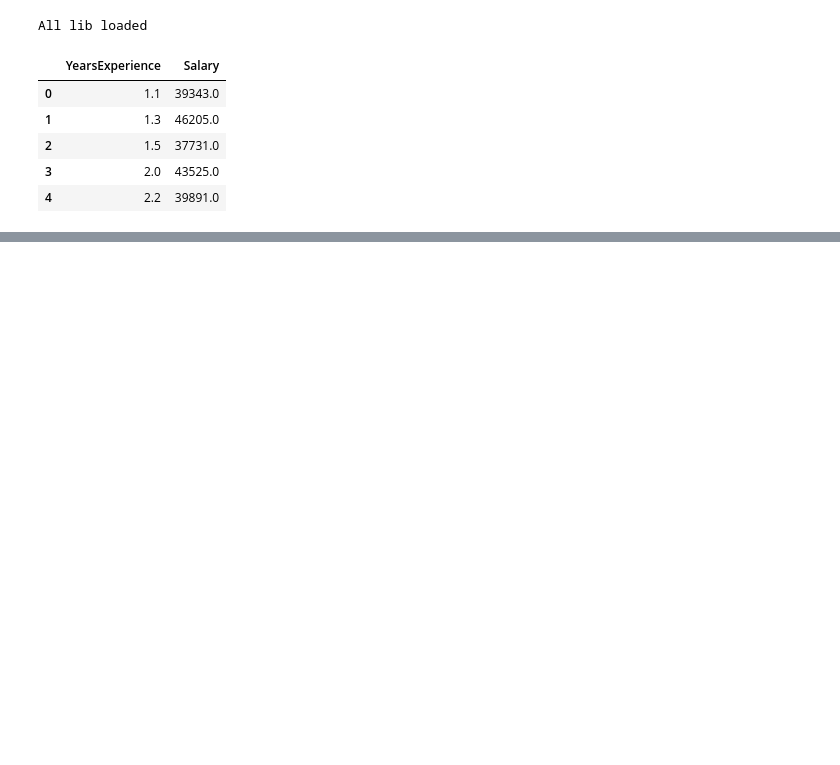
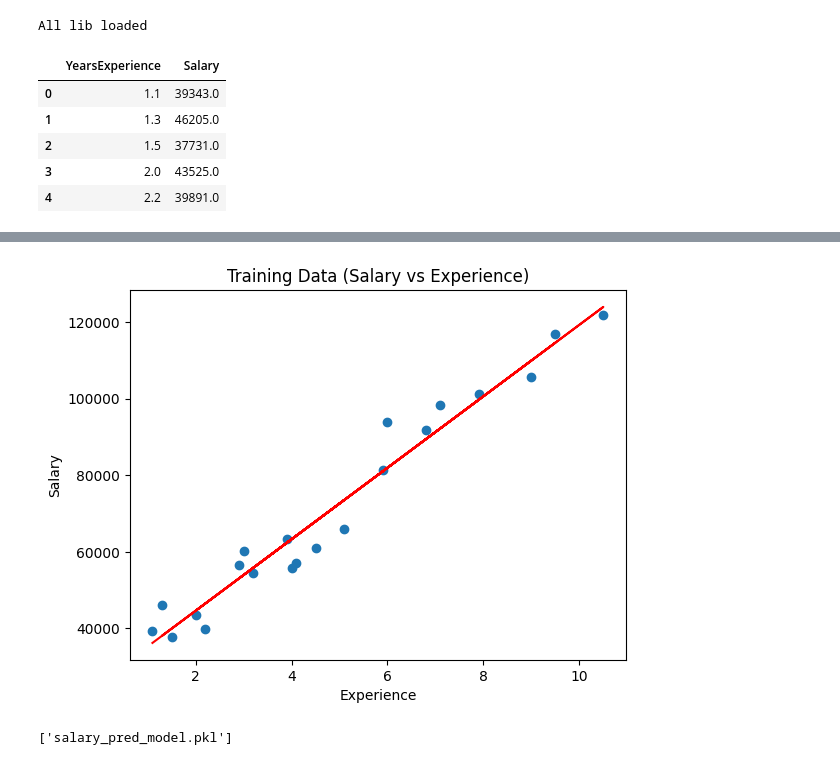
Before and after one commit to vijaykumarharakuni/mllearning, a Jupyter notebook: ML_Day1.ipynb, the cells around one changed output, grey strips where cells are left out. Cells and saved outputs as stored; diff of their text form; code cells hidden in the pictures; blank space fills up the shorter version.

```diff
--- a/ML_Day1.ipynb
+++ b/ML_Day1.ipynb
@@ -26,0 +74,5 @@ from sklearn.model_selection import train_test_split
+# %%
+# do pred on training data
+y_pred_train=lin_reg.predict(X_train)
+y_pred_train
+print('R2 Score',r2_score(y_train,y_pred_train))
@@ -26,0 +117,15 @@ from sklearn.model_selection import train_test_split
+# %%
+plt.scatter(X_train,y_train)
+plt.plot(X_train,y_pred_train,color='red')
+plt.title('Training Data (Salary vs Experience)')
+plt.xlabel('Experience')
+plt.ylabel('Salary')
+plt.show()
+# %% [output]
+[figure, added]
+# %%
+# Save the model
+import joblib
+joblib.dump(lin_reg,'salary_pred_model.pkl')
+# %% [output]
+['salary_pred_model.pkl']
```
Also changed, not shown: parts of 14 cells of this notebook.
